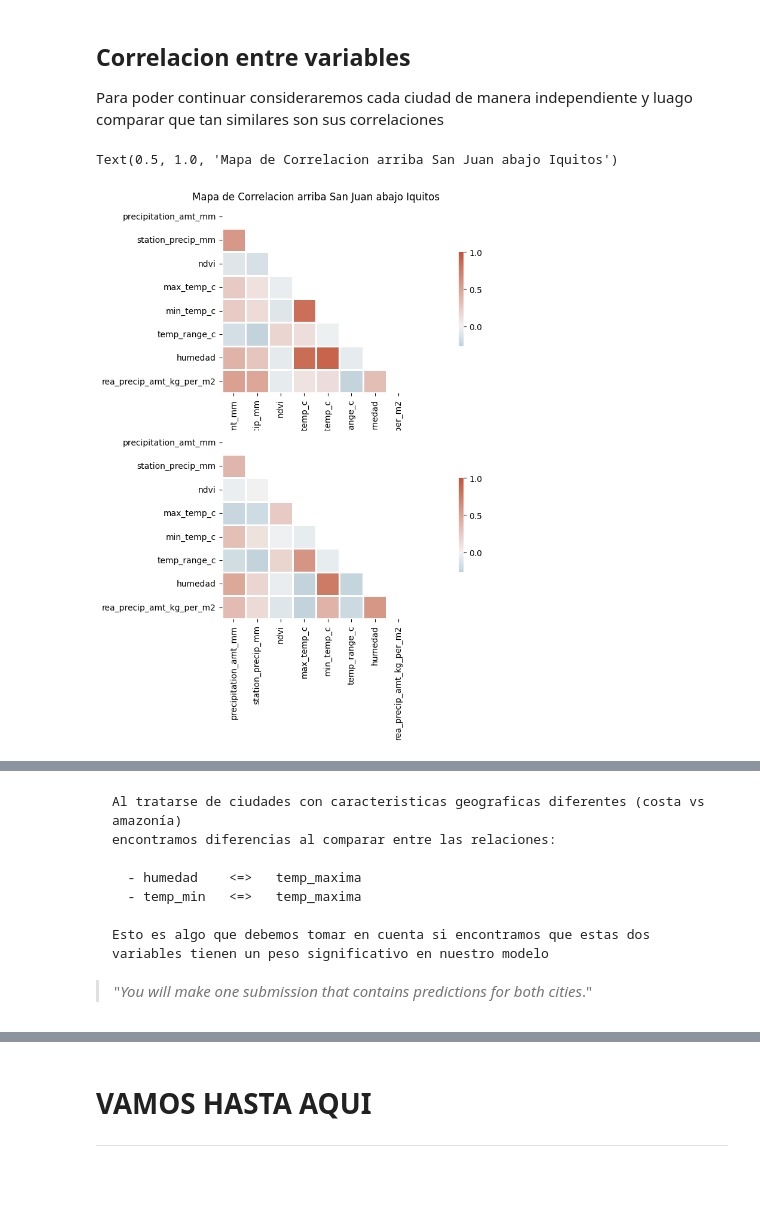
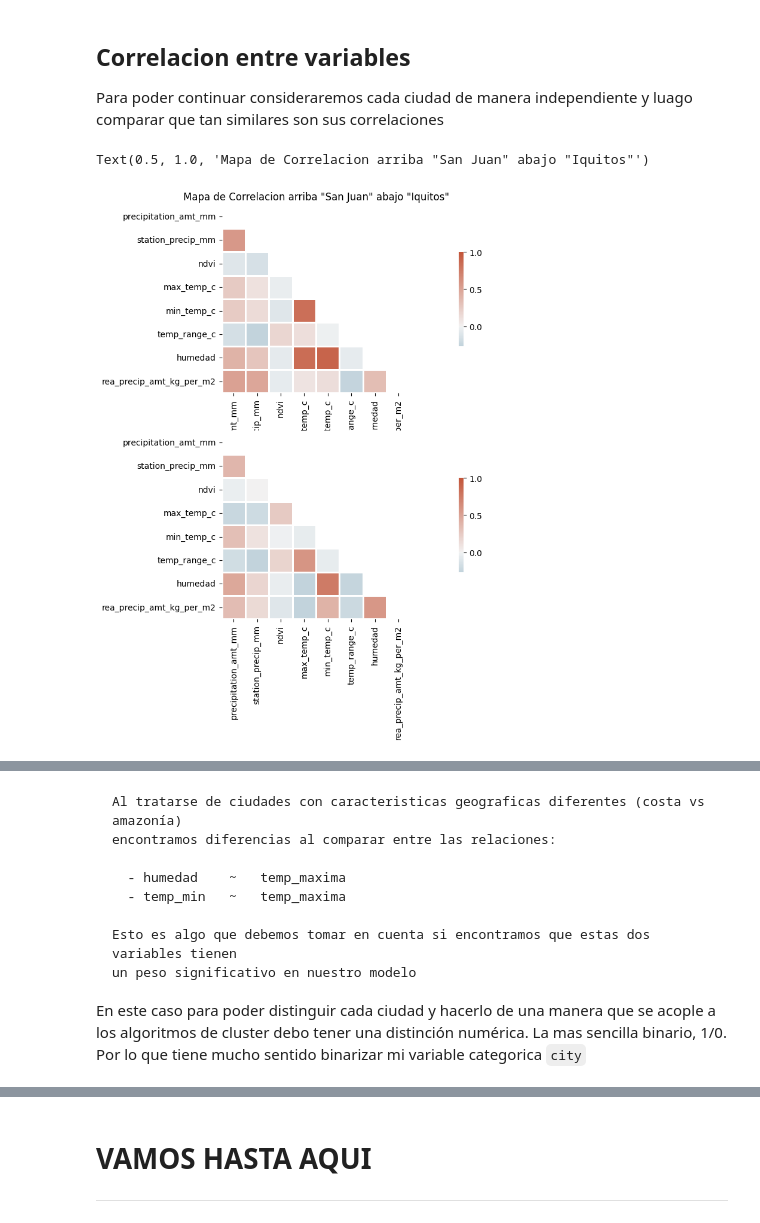
Before and after one commit to ernestopalacios/07MBID, a Jupyter notebook: AG1_ErnestoPalacios.ipynb, the cells around one changed output, grey strips where cells are left out. Drawn from its saved outputs; the diff is of its cells as text; code cells hidden in the pictures; blank space fills up the shorter version.

````diff
--- a/AG1_ErnestoPalacios.ipynb
+++ b/AG1_ErnestoPalacios.ipynb
@@ -210,3 +212,3 @@ train.to_pickle( archivo )       # Guardamos en formato multidimensional el Data
 # %%
 # Cargar
-train = pd.read_pickle(archivo)  # Cargamos de memoria para continuar el analisis
+#train = pd.read_pickle(archivo)  # Cargamos de memoria para continuar el analisis
@@ -806,36 +821,31 @@ iq_df = train[train['city'] == 'iq']
 # %%
 """
    Creamos un mapa de correlacion con el dataframe train para cada ciuda
 """
-# Compute the correlation matrix
-corr_sj = sj_df.drop(['year','city','city_bin','week_start_date'], axis=1).corr()
-corr_iq = iq_df.drop(['year','city','city_bin','week_start_date'], axis=1).corr()
+# Calcular la matriz de correlación
+corr_sj = sj_df.drop(['year','city','week_start_date'], axis=1).corr()
+corr_iq = iq_df.drop(['year','city','week_start_date'], axis=1).corr()
 
-# Generate a mask for the upper triangle
+# Generar una máscara para el triángulo superior
 mask = np.triu(np.ones_like(corr_sj, dtype=bool))
 
-# Set up the matplotlib figure
+# Creamos los objetos subplot
 fig, axs = plt.subplots( 2, 1, figsize = (21, 9))
 
-# Generate a custom diverging colormap
+# Mapeo de color
 cmap = sns.diverging_palette(230, 20, as_cmap=True)
 
-# Draw the heatmap with the mask and correct aspect ratio
-#sns.heatmap(corr, mask=mask, cmap=cmap, vmax=1, center=0,
-#            square=True, linewidths=.8, cbar_kws={"shrink": .5})
-
-
-# Plot heatmap with mask and aspect ratio
+# Creo las dos gráficas
 
 sns.heatmap(corr_sj, mask=mask, cmap=cmap, vmax=1, center=0,
             square=True, linewidths=.8, cbar_kws={"shrink": .5}, ax=axs[0])
 sns.heatmap(corr_iq, mask=mask, cmap=cmap, vmax=1, center=0,
             square=True, linewidths=.8, cbar_kws={"shrink": .5}, ax=axs[1])
 
-axs[0].set_title('Mapa de Correlacion arriba San Juan abajo Iquitos')
+axs[0].set_title('Mapa de Correlacion arriba "San Juan" abajo "Iquitos"')
 # %% [output]
-Text(0.5, 1.0, 'Mapa de Correlacion arriba San Juan abajo Iquitos')
+Text(0.5, 1.0, 'Mapa de Correlacion arriba "San Juan" abajo "Iquitos"')
-[figure, old version]
+[figure, new version]
 # %%
 ## Diferencias en la correlación
 
@@ -864,10 +873,11 @@ diff_corr
 Al tratarse de ciudades con caracteristicas geograficas diferentes (costa vs amazonía)
 encontramos diferencias al comparar entre las relaciones:
 
-  - humedad    <=>   temp_maxima
-  - temp_min   <=>   temp_maxima
+  - humedad    ~   temp_maxima
+  - temp_min   ~   temp_maxima
 
-Esto es algo que debemos tomar en cuenta si encontramos que estas dos variables tienen un peso significativo en nuestro modelo
+Esto es algo que debemos tomar en cuenta si encontramos que estas dos variables tienen
+un peso significativo en nuestro modelo
 ```
 
-> "*You will make one submission that contains predictions for both cities*."
+En este caso para poder distinguir cada ciudad y hacerlo de una manera que se acople a los algoritmos de cluster debo tener una distinción numérica. La mas sencilla binario, 1/0. Por lo que tiene mucho sentido binarizar mi variable categorica `city`
````
Also changed, not shown: parts of 24 cells of this notebook.
